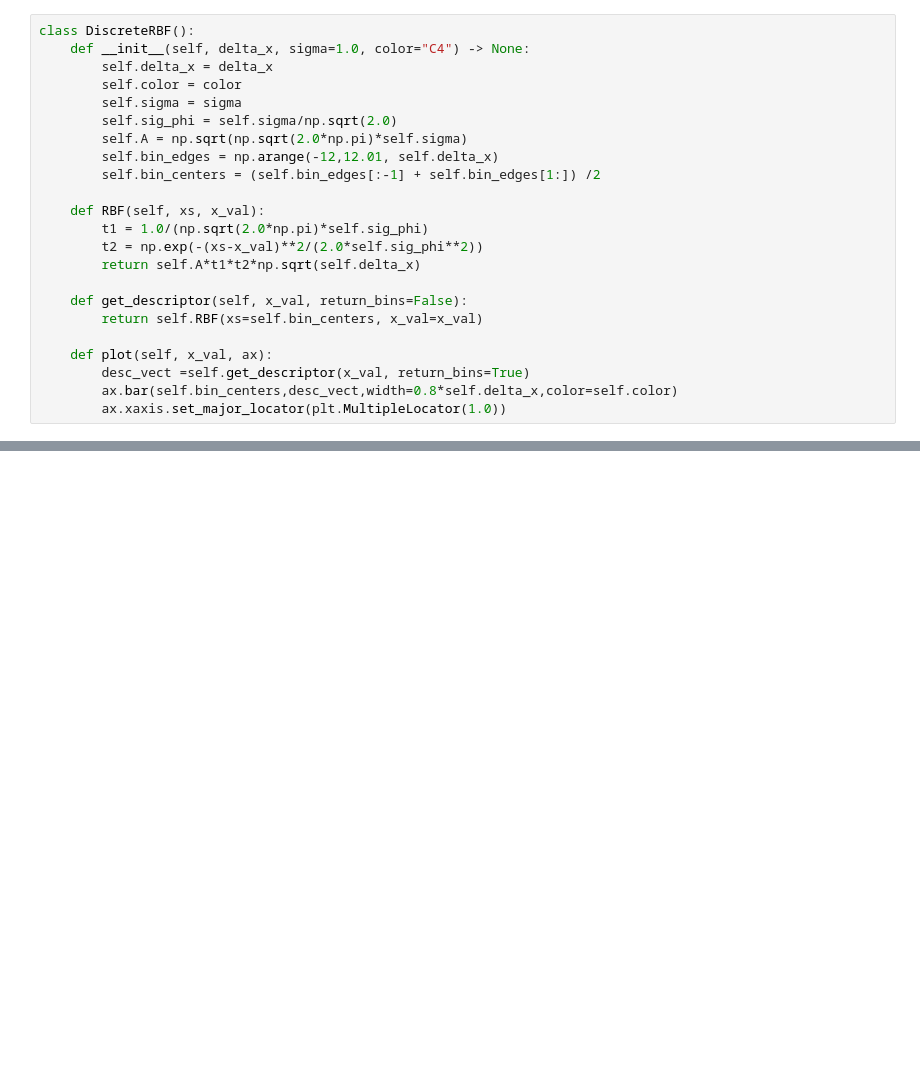
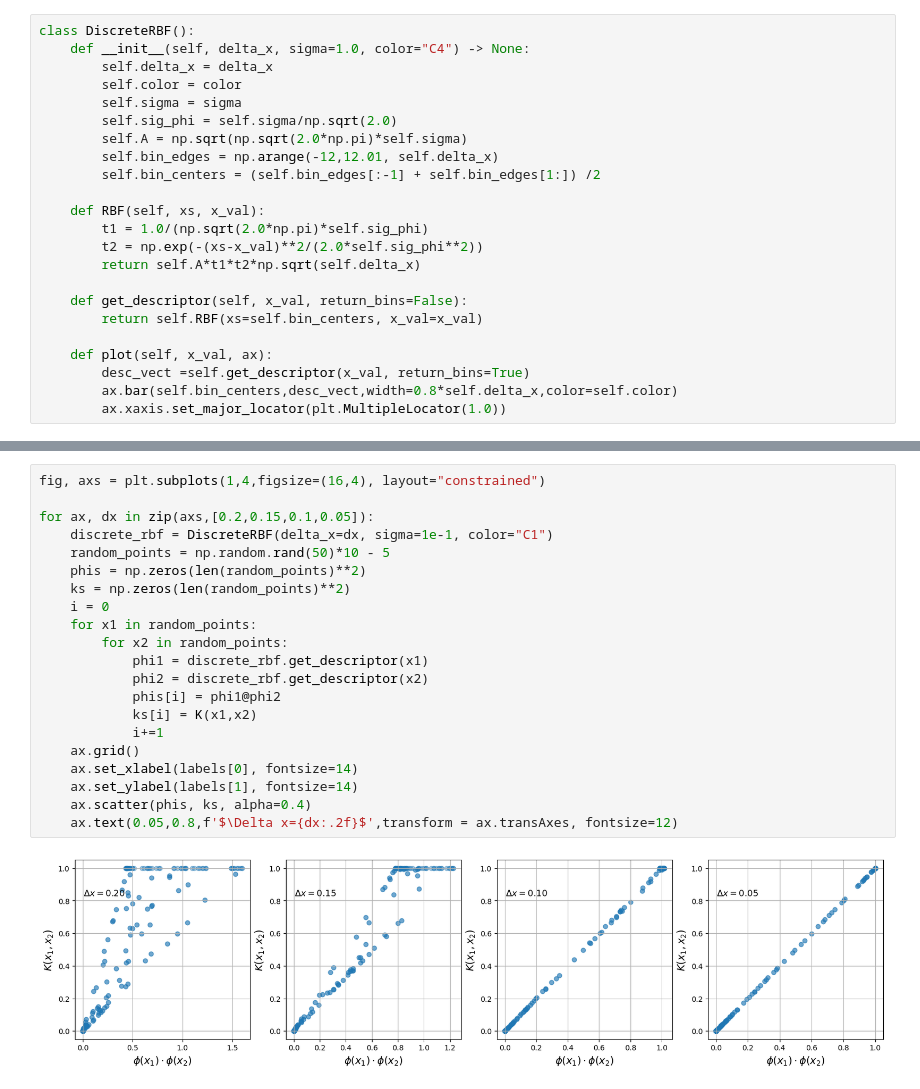
Before and after one commit to karsten3112/Computational-Physics, a Jupyter notebook: Week6/exercise33.ipynb, the cells around one changed output, grey strips where cells are left out. Saved outputs shown, nothing was run; the diff lists cells and outputs as text; blank space fills up the shorter version.

```diff
--- a/Week6/exercise33.ipynb
+++ b/Week6/exercise33.ipynb
@@ -78,0 +134,23 @@ for ax, dx in zip(axes,[0.2,0.15,0.1,0.05]):
+# %%
+fig, axs = plt.subplots(1,4,figsize=(16,4), layout="constrained")
+
+for ax, dx in zip(axs,[0.2,0.15,0.1,0.05]):
+    discrete_rbf = DiscreteRBF(delta_x=dx, sigma=1e-1, color="C1")
+    random_points = np.random.rand(50)*10 - 5
+    phis = np.zeros(len(random_points)**2)
+    ks = np.zeros(len(random_points)**2)
+    i = 0
+    for x1 in random_points:
+        for x2 in random_points:
+            phi1 = discrete_rbf.get_descriptor(x1)
+            phi2 = discrete_rbf.get_descriptor(x2)
+            phis[i] = phi1@phi2
+            ks[i] = K(x1,x2)
+            i+=1
+    ax.grid()
+    ax.set_xlabel(labels[0], fontsize=14)
+    ax.set_ylabel(labels[1], fontsize=14)
+    ax.scatter(phis, ks, alpha=0.4)
+    ax.text(0.05,0.8,f'$\Delta x={dx:.2f}$',transform = ax.transAxes, fontsize=12)
+# %% [output]
+[figure, added]
```
Also changed, not shown: parts of 4 cells of this notebook, 2 other files.
